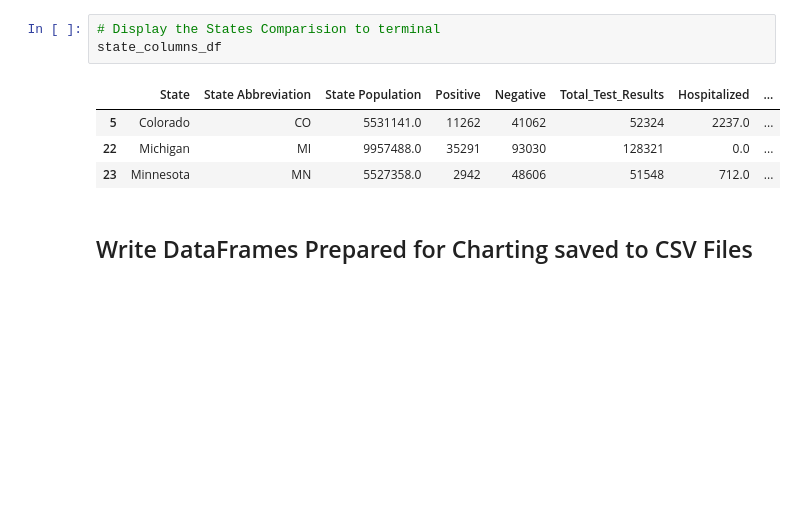
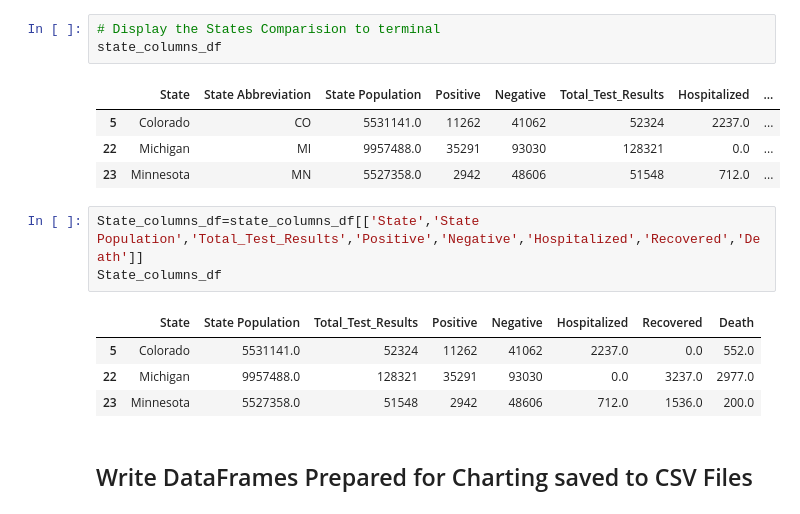
Before and after one commit to zenfinity/MNvsNationalCovid, a Jupyter notebook: Team6_Project1_Charts_MN-MI-CO-NatAvg.ipynb, the cells around one changed output. Saved outputs shown, nothing was run; the diff lists cells and outputs as text; blank space fills up the shorter version.

```diff
--- a/Team6_Project1_Charts_MN-MI-CO-NatAvg.ipynb
+++ b/Team6_Project1_Charts_MN-MI-CO-NatAvg.ipynb
@@ -882,6 +882,14 @@ state_columns_df
 | 5 | Colorado | CO | 5531141.0 | 11262 | 41062 | 52324 | 2237.0 | ... |
 | 22 | Michigan | MI | 9957488.0 | 35291 | 93030 | 128321 | 0.0 | ... |
 | 23 | Minnesota | MN | 5527358.0 | 2942 | 48606 | 51548 | 712.0 | ... |
+# %%
+State_columns_df=state_columns_df[['State','State Population','Total_Test_Results','Positive','Negative','Hospitalized','Recovered','Death']]
+State_columns_df
+# %% [output]
+|  | State | State Population | Total_Test_Results | Positive | Negative | Hospitalized | Recovered | Death |
+| 5 | Colorado | 5531141.0 | 52324 | 11262 | 41062 | 2237.0 | 0.0 | 552.0 |
+| 22 | Michigan | 9957488.0 | 128321 | 35291 | 93030 | 0.0 | 3237.0 | 2977.0 |
+| 23 | Minnesota | 5527358.0 | 51548 | 2942 | 48606 | 712.0 | 1536.0 | 200.0 |
 # %% [markdown]
 ## Write DataFrames Prepared for Charting saved to CSV Files
 # %%
```
Also changed, not shown: 1 other file.
